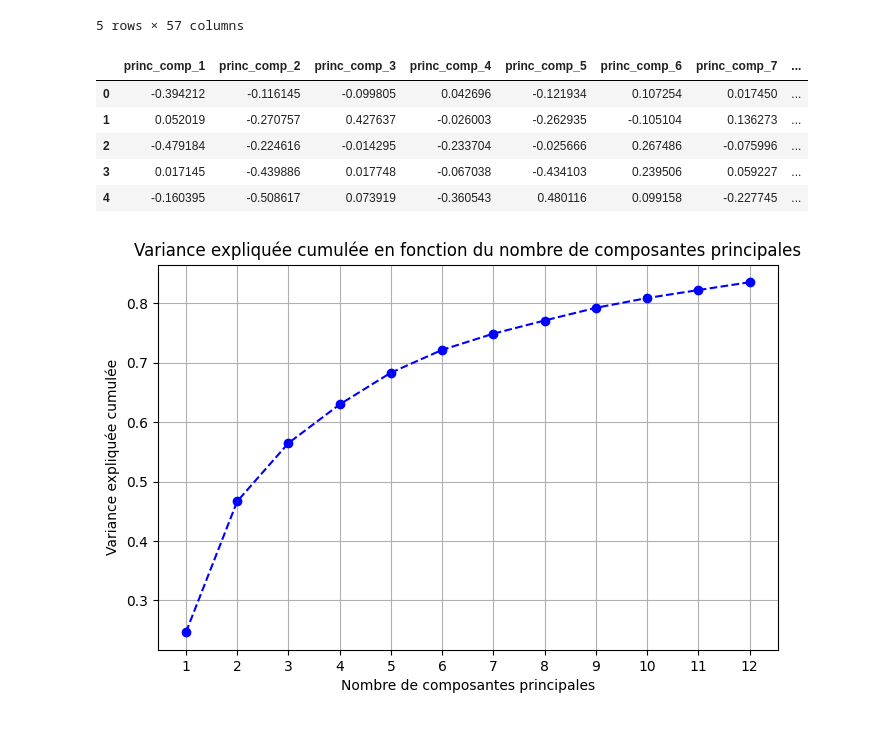
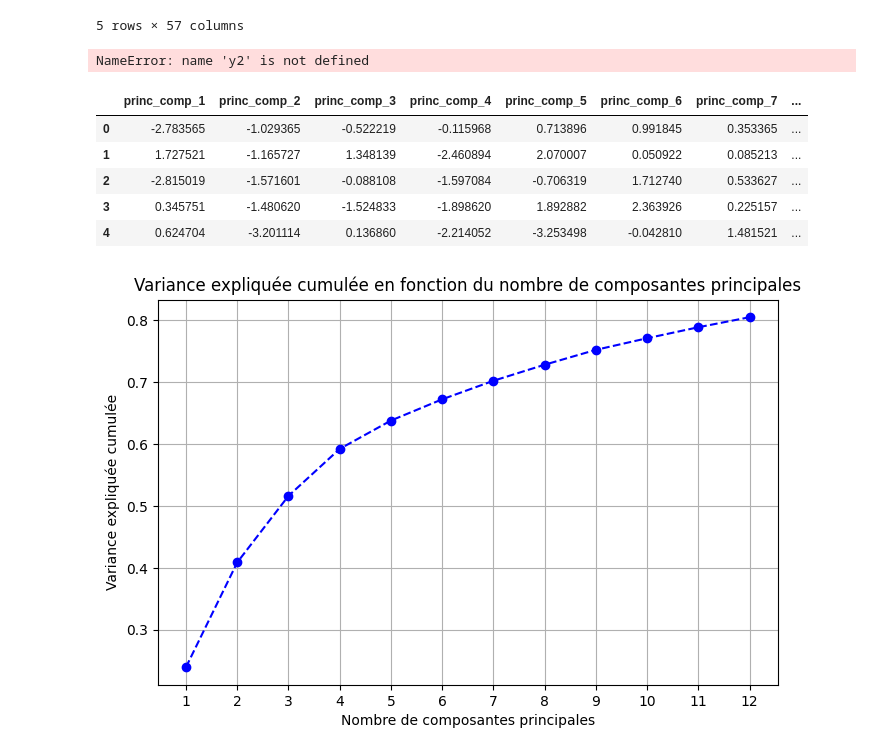
Before and after one commit to SCJA-JEDHA/GTZAN_music_genre_classification, a Jupyter notebook: 2_model_train/train_PCA_GTZAN.ipynb, the cells around one changed output. Drawn from its saved outputs; the diff is of its cells as text; code cells hidden in the pictures.

```diff
--- a/2_model_train/train_PCA_GTZAN.ipynb
+++ b/2_model_train/train_PCA_GTZAN.ipynb
@@ -84,7 +84,7 @@ min_max_scaler = preprocessing.MinMaxScaler()
 np_scaled = min_max_scaler.fit_transform(X)
 X = pd.DataFrame(np_scaled, columns = cols)
 
-
+N_comp = 12
 #### PCA 10 COMPONENTS ####
 from sklearn.decomposition import PCA
 
@@ -108,12 +108,14 @@ finalDf = pd.concat([principalDf, y, y2], axis = 1)
 pca.explained_variance_ratio_
 finalDf.head()
 # 44.93 variance explained
+# %% [output]
+NameError: name 'y2' is not defined
 # %%
 
 
 
 from sklearn.pipeline import Pipeline
-from sklearn.preprocessing import MinMaxScaler
+from sklearn.preprocessing import MinMaxScaler, StandardScaler
 from sklearn.decomposition import PCA
 
 import matplotlib.pyplot as plt
@@ -128,15 +130,17 @@ N_comp = 12
 
 # Définition du pipeline avec scaler et PCA
 pipeline = Pipeline([
-    ('scaler', MinMaxScaler()),
+    ('scaler', StandardScaler()),
     ('pca', PCA(n_components=N_comp))
 ])
+
+
 
 # Entraînement du pipeline sur X
 pipeline.fit(X)
 
 # Transformation des données (optionnel)
-X_pca = pipeline.transform(X)
+X_pca = pipeline.fit_transform(X)
 
 
 # Convertir en DataFrame pour plus de lisibilité (optionnel)
@@ -152,38 +156,37 @@ cumulative_variance = explained_variance_ratio.cumsum()
 # Affichage graphique de la variance expliquée cumulée
 plt.figure(figsize=(8,5))
 plt.plot(range(1, N_comp+1), cumulative_variance, marker='o', linestyle='--', color='b')
 plt.title('Variance expliquée cumulée en fonction du nombre de composantes principales')
 plt.xlabel('Nombre de composantes principales')
 plt.ylabel('Variance expliquée cumulée')
 plt.xticks(range(1, N_comp+1))
 plt.grid(True)
 plt.show()
 
 # sauver les X_pca : les coord des points dans le repere PCA :
 x_pca_path = PCA_PATH / 'X_pca.csv'
 X_pca_labelled = pd.concat([X_pca_df, y_filename, y], axis = 1)
 X_pca_labelled.to_csv(x_pca_path, index=False, encoding='utf-8-sig')
 # Sauvegarder le pipeline entraîné dans un fichier
 
-pca_pipeline_path = PCA_PATH / 'pipeline_pca.pkl'
+pca_pipeline_path = PCA_PATH / 'pca_pipeline.pkl'
 with open(pca_pipeline_path, 'wb') as f:
     pickle.dump(pipeline, f)
-
 
 
 
 ### #######
 # # Charger le pipeline depuis le fichier
 # with open(pca_pipeline_path, 'rb') as f:
 #     loaded_pipeline = pickle.load(f)
 
 # Appliquer la transformation sur X_test
 #X_test_pca = loaded_pipeline.transform(X_test)
 # %% [output]
 |  | princ_comp_1 | princ_comp_2 | princ_comp_3 | princ_comp_4 | princ_comp_5 | princ_comp_6 | princ_comp_7 | ... |
-| 0 | -0.394212 | -0.116145 | -0.099805 | 0.042696 | -0.121934 | 0.107254 | 0.017450 | ... |
-| 1 | 0.052019 | -0.270757 | 0.427637 | -0.026003 | -0.262935 | -0.105104 | 0.136273 | ... |
-| 2 | -0.479184 | -0.224616 | -0.014295 | -0.233704 | -0.025666 | 0.267486 | -0.075996 | ... |
-| 3 | 0.017145 | -0.439886 | 0.017748 | -0.067038 | -0.434103 | 0.239506 | 0.059227 | ... |
-| 4 | -0.160395 | -0.508617 | 0.073919 | -0.360543 | 0.480116 | 0.099158 | -0.227745 | ... |
+| 0 | -2.783565 | -1.029365 | -0.522219 | -0.115968 | 0.713896 | 0.991845 | 0.353365 | ... |
+| 1 | 1.727521 | -1.165727 | 1.348139 | -2.460894 | 2.070007 | 0.050922 | 0.085213 | ... |
+| 2 | -2.815019 | -1.571601 | -0.088108 | -1.597084 | -0.706319 | 1.712740 | 0.533627 | ... |
+| 3 | 0.345751 | -1.480620 | -1.524833 | -1.898620 | 1.892882 | 2.363926 | 0.225157 | ... |
+| 4 | 0.624704 | -3.201114 | 0.136860 | -2.214052 | -3.253498 | -0.042810 | 1.481521 | ... |
-[figure, old version]
+[figure, new version]
```
Also changed, not shown: parts of 4 cells of this notebook, 2 other files.
